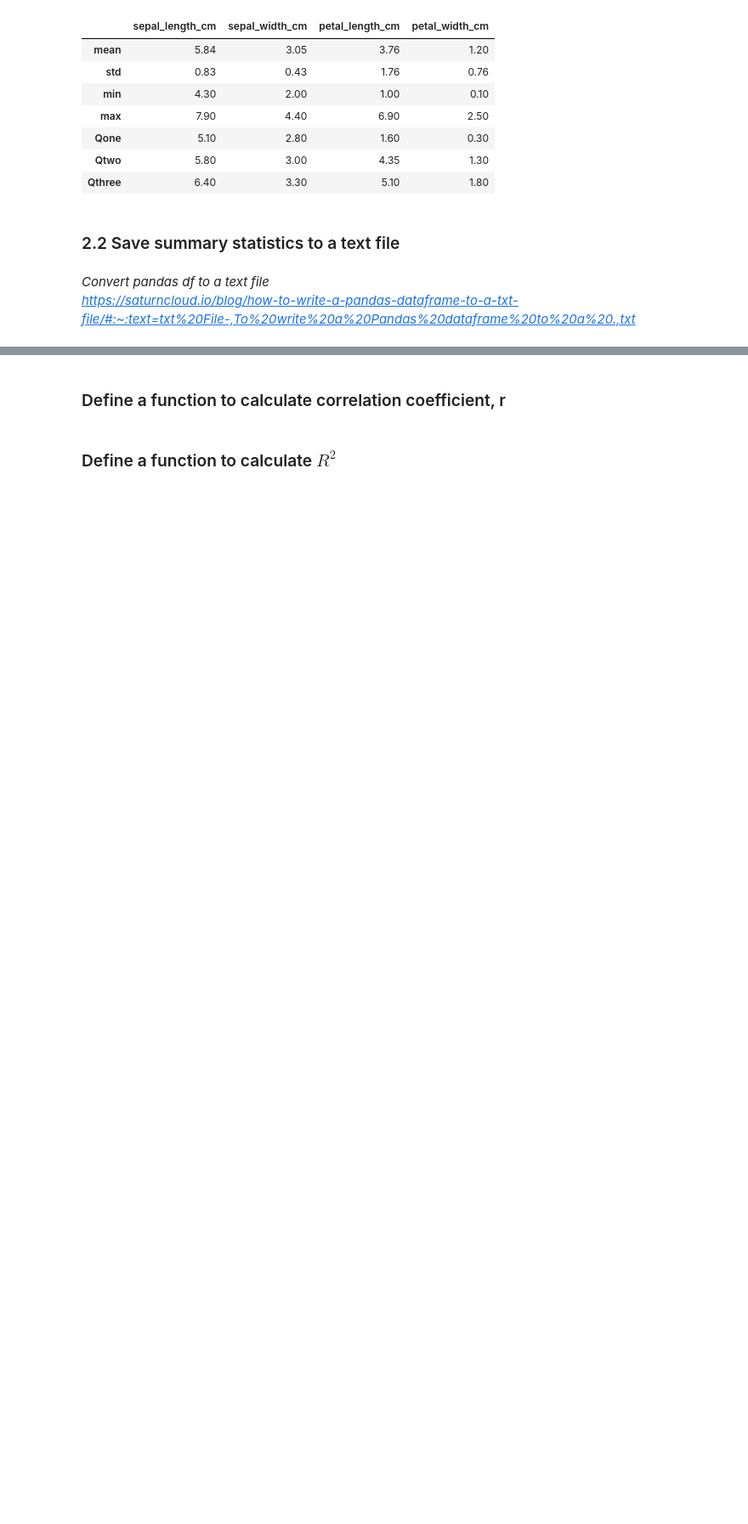
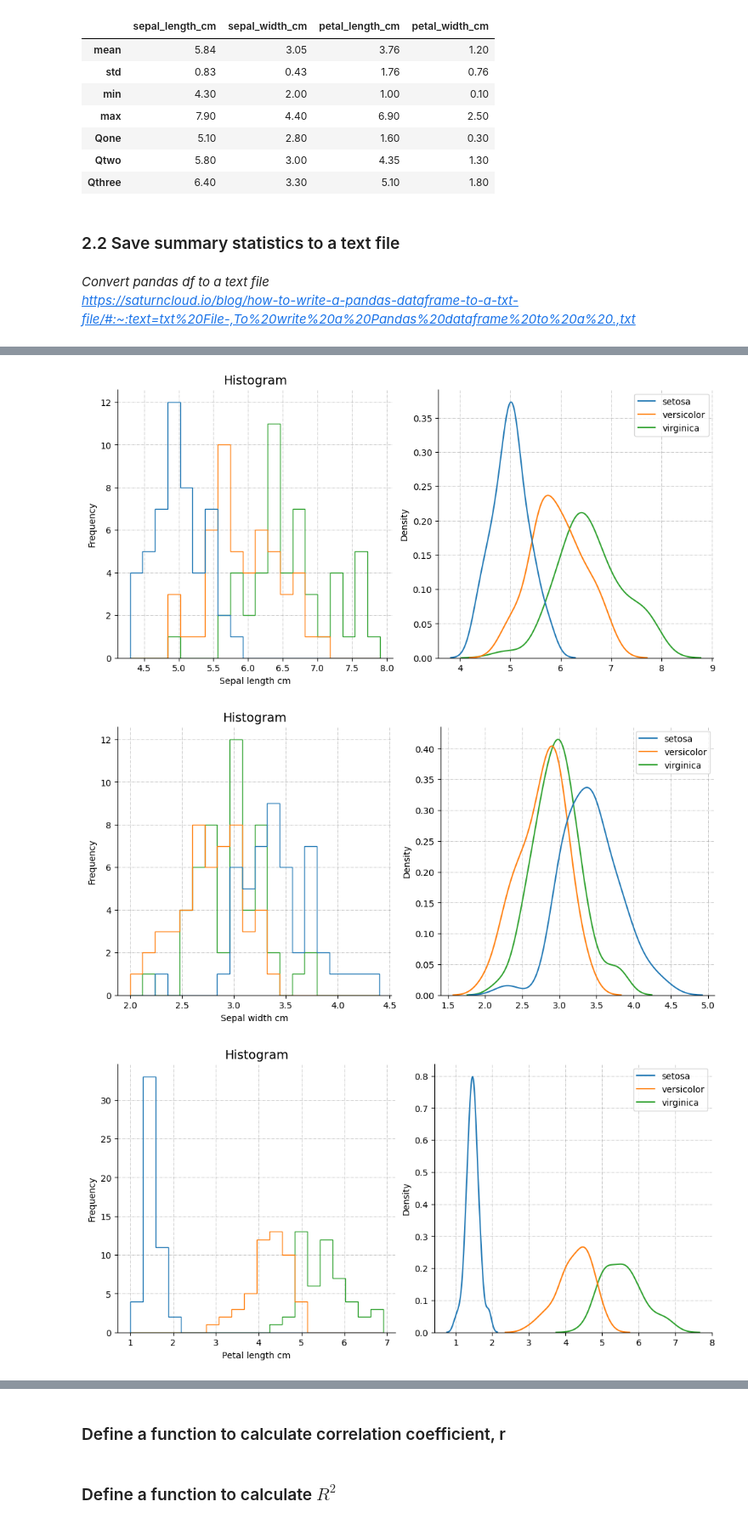
Before and after one commit to aldaszarnauskas/exploratory_analysis_iris_dataset, a Jupyter notebook: pands-project.ipynb, the cells around one changed output, grey strips where cells are left out. Shown at 85% size. Saved outputs shown, nothing was run; the diff lists cells and outputs as text; code cells hidden in the pictures; blank space fills up the shorter version.

```diff
--- a/pands-project.ipynb
+++ b/pands-project.ipynb
@@ -484,0 +191,49 @@ versicolor  virginica   0.2718   0.0 0.2263 0.3173   True
+# %%
+for feature in features:
+
+    # Define a layout of subplots
+    fig, axs = plt.subplots(1, 2, figsize=(10, 5), constrained_layout=True)
+    # Go through each axis in the previously defined layout
+    # and plot a histogram of each feature
+
+    axs = axs.flat
+
+    classes = list(df.iloc[:,4].unique())
+    feature_name = feature.replace("_", " ")
+
+
+
+
+    for count, ax in enumerate(axs):
+
+        # Remove axes splines
+        for s in ['top', 'right']:
+            ax.spines[s].set_visible(False)
+
+        # Add x, y gridlines
+        ax.grid(color ='grey',
+            linestyle ='-.', linewidth = 0.5,
+            alpha = 0.6)
+
+
+
+        if count == 0:
+            temp_df = [df[feature][:50], df[feature][50:100], df[feature][100:]]
+            # Plot a histogram of the feature
+            ax.hist(temp_df, bins=20, histtype="step"#, color="lightblue", edgecolor='black'
+                        )
+
+            ax.set_xlabel(f"{feature_name.capitalize()}", fontsize=10)
+            ax.set_ylabel("Frequency", fontsize=10)
+            ax.set_title("Histogram", fontsize=14)
+        else:
+            temp_df = pd.DataFrame()
+            for i in range(3):
+                temp_df1 = df[df.iloc[:,4] == classes[i]]
+                temp_df2 = temp_df1[feature]
+                temp_df[classes[i]] = list(temp_df2)
+            sns.kdeplot(temp_df, ax=ax)
+# %% [output]
+[figure, added]
+[figure, added]
+[figure, added]
```
Also changed, not shown: parts of 35 cells of this notebook, 5 other files.
